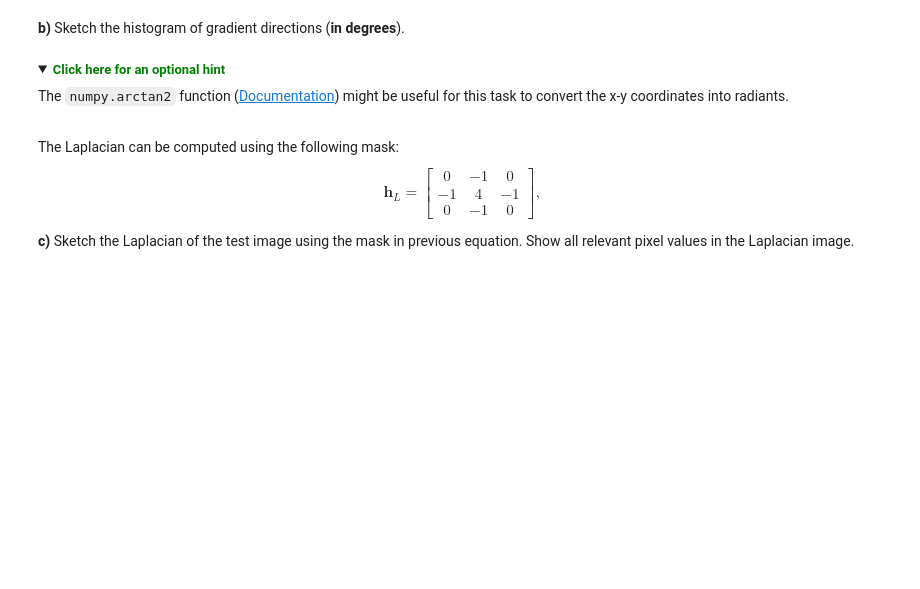
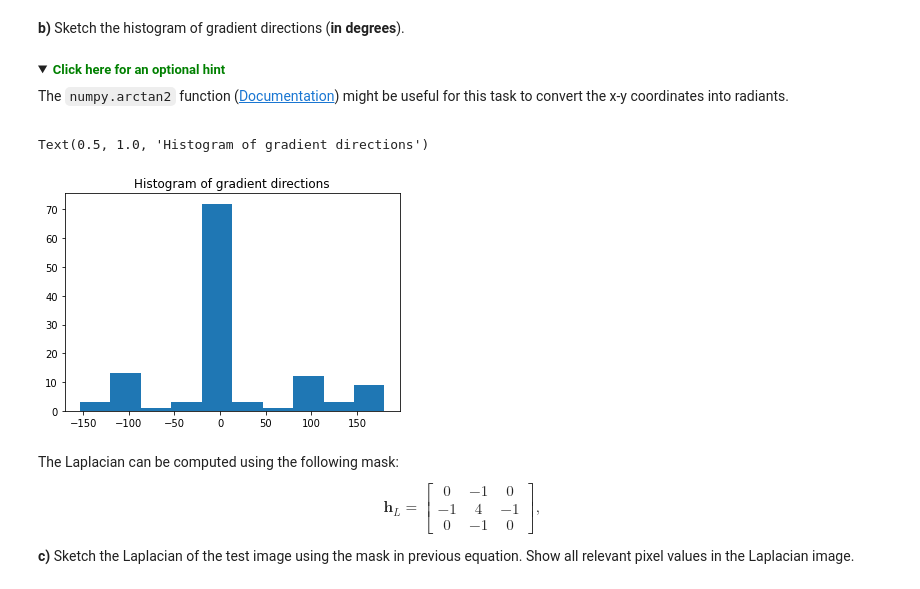
Before and after one commit to YohannesDK/ELE510, a Jupyter notebook: Lab4/LABexc4-ELE510-2022.ipynb, the cells around one changed output. Drawn from its saved outputs; the diff is of its cells as text; code cells hidden in the pictures; folded sections open; blank space fills up the shorter version.

```diff
--- a/Lab4/LABexc4-ELE510-2022.ipynb
+++ b/Lab4/LABexc4-ELE510-2022.ipynb
@@ -188,3 +404,11 @@ The <code>numpy.arctan2</code> function (<a href="https://numpy.org/doc/stable/r
+# %%
+# Answer goes here
+gradient_directions = np.degrees(np.arctan2(I_y, I_x))
+plt.hist(gradient_directions.ravel())
+plt.title('Histogram of gradient directions')
+# %% [output]
+Text(0.5, 1.0, 'Histogram of gradient directions')
+[figure, added]
 # %% [markdown]
 The Laplacian can be computed using the following mask:
 \begin{equation}\label{L4-eq2}
```
Also changed, not shown: parts of 28 cells of this notebook, 15 other files.
